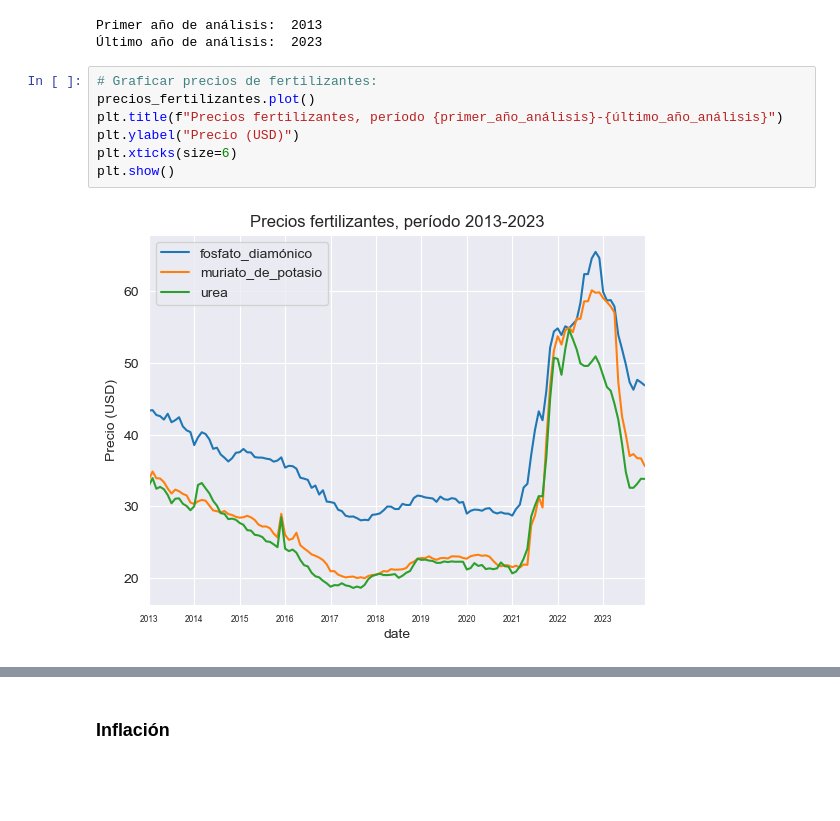
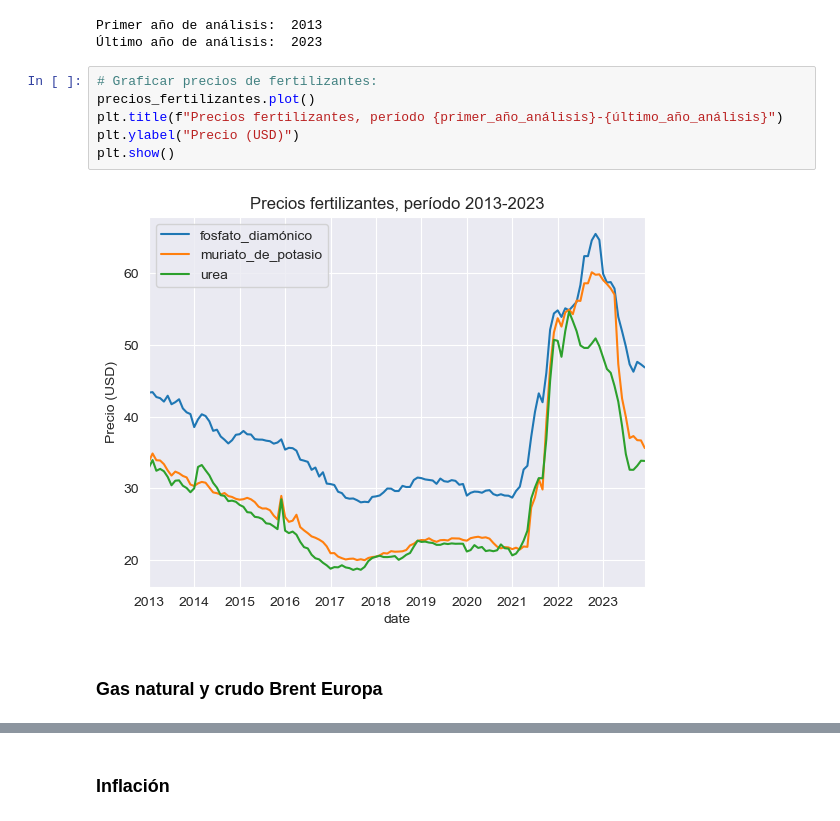
Before and after one commit to IFTrejoM/time-series-fertilizer-price-predictor, a Jupyter notebook: web_scrapping.ipynb, the cells around one changed output, grey strips where cells are left out. Drawn from its saved outputs; the diff is of its cells as text; blank space fills up the shorter version.

```diff
--- a/web_scrapping.ipynb
+++ b/web_scrapping.ipynb
@@ -26,9 +26,10 @@ Primer año de análisis:  2013
 # %%
 # Graficar precios de fertilizantes:
 precios_fertilizantes.plot()
 plt.title(f"Precios fertilizantes, período {primer_año_análisis}-{último_año_análisis}")
 plt.ylabel("Precio (USD)")
-plt.xticks(size=6)
 plt.show()
 # %% [output]
-[figure, old version]
+[figure, new version]
+# %% [markdown]
+### Gas natural y crudo Brent Europa
```
Also changed, not shown: parts of 7 cells of this notebook, 3 other files.
